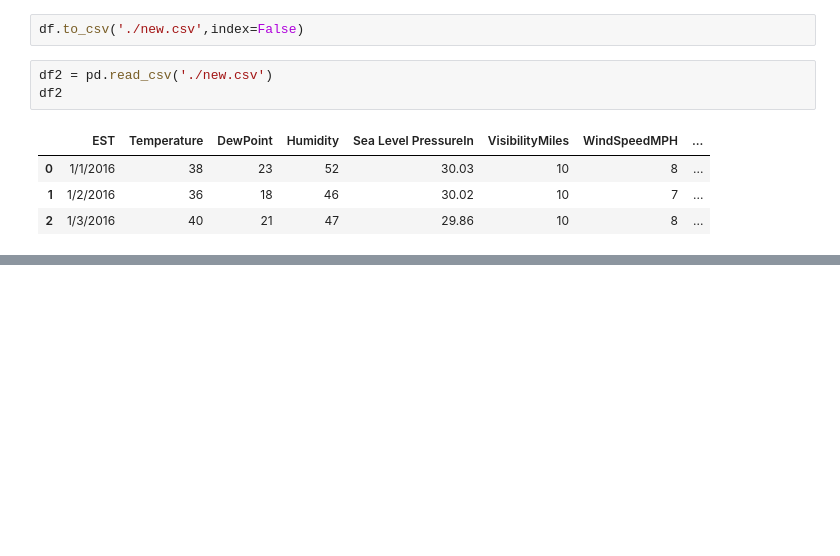
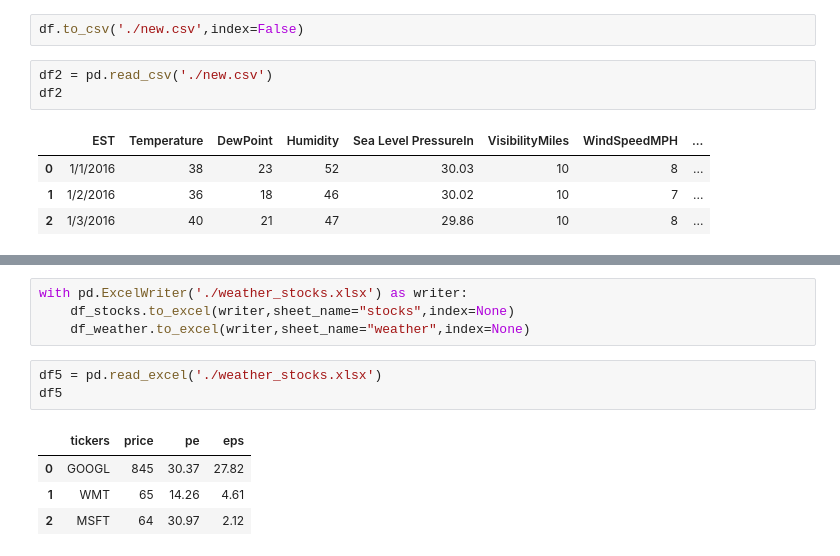
Before and after one commit to Sayan67/pandas-playground, a Jupyter notebook: csv_excel_read_write/practice.ipynb, the cells around one changed output, grey strips where cells are left out. Cells and saved outputs as stored; diff of their text form; blank space fills up the shorter version.

Commit message:
Add read csv and read excel in pandas and basic operations

```diff
--- a/practice.ipynb
+++ b/csv_excel_read_write/practice.ipynb
@@ -146,0 +164,12 @@ df3
+# %%
+with pd.ExcelWriter('./weather_stocks.xlsx') as writer:
+    df_stocks.to_excel(writer,sheet_name="stocks",index=None)
+    df_weather.to_excel(writer,sheet_name="weather",index=None)
+# %%
+df5 = pd.read_excel('./weather_stocks.xlsx')
+df5
+# %% [output]
+|  | tickers | price | pe | eps |
+| 0 | GOOGL | 845 | 30.37 | 27.82 |
+| 1 | WMT | 65 | 14.26 | 4.61 |
+| 2 | MSFT | 64 | 30.97 | 2.12 |
```
Also changed, not shown: parts of 5 cells of this notebook, 8 other files.
